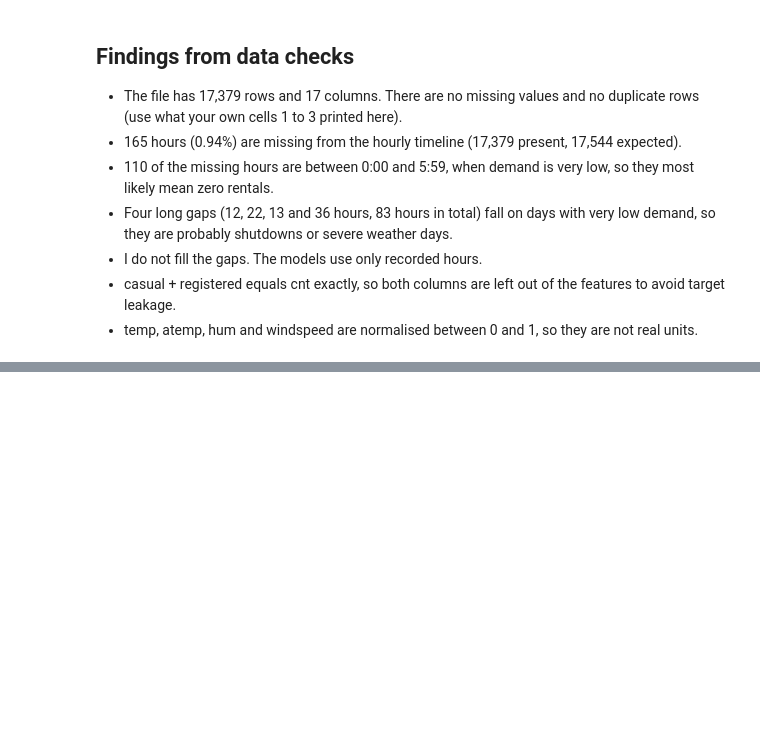
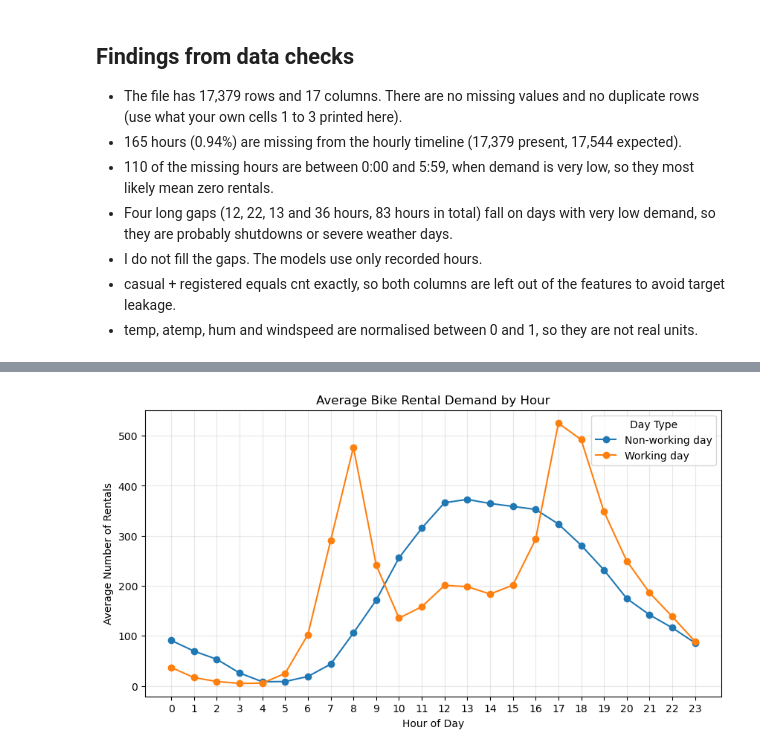
Before and after one commit to abhi-shake-ds/Let_Them_Cook, a Jupyter notebook: notebooks/01-eda.ipynb, the cells around one changed output, grey strips where cells are left out. Drawn from its saved outputs; the diff is of its cells as text; code cells hidden in the pictures; blank space fills up the shorter version.

Commit message:
EDA: add demand pattern plots and analysis

```diff
--- a/notebooks/01-eda.ipynb
+++ b/notebooks/01-eda.ipynb
@@ -195,3 +195,11 @@ Limitation: because the hourly timeline has holes, features that look at earlier
 - I do not fill the gaps. The models use only recorded hours.
 - casual + registered equals cnt exactly, so both columns are left out of the features to avoid target leakage.
 - temp, atemp, hum and windspeed are normalised between 0 and 1, so they are not real units.
+# %%
+import matplotlib.pyplot as plt
+import pandas as pd
+
+df = pd.read_csv('../data/raw/hour.csv')
+
+print("Dataset shape:", df.shape)
+df.head()
@@ -197,0 +214,26 @@ Limitation: because the hourly timeline has holes, features that look at earlier
+# %%
+hourly_demand = df.groupby(['workingday', 'hr'])['cnt'].mean().unstack(0)
+
+hourly_demand.columns = ['Non-working day', 'Working day']
+
+hourly_demand.plot(
+    figsize=(10, 5),
+    marker='o'
+)
+
+plt.title('Average Bike Rental Demand by Hour')
+plt.xlabel('Hour of Day')
+plt.ylabel('Average Number of Rentals')
+plt.xticks(range(24))
+plt.legend(title='Day Type')
+plt.grid(alpha=0.3)
+
+plt.savefig(
+    '../results/figures/hourly_by_workingday.png',
+    dpi=150,
+    bbox_inches='tight'
+)
+
+plt.show()
+# %% [output]
+[figure, added]
```
Also changed, not shown: parts of 16 cells of this notebook, 5 other files.
